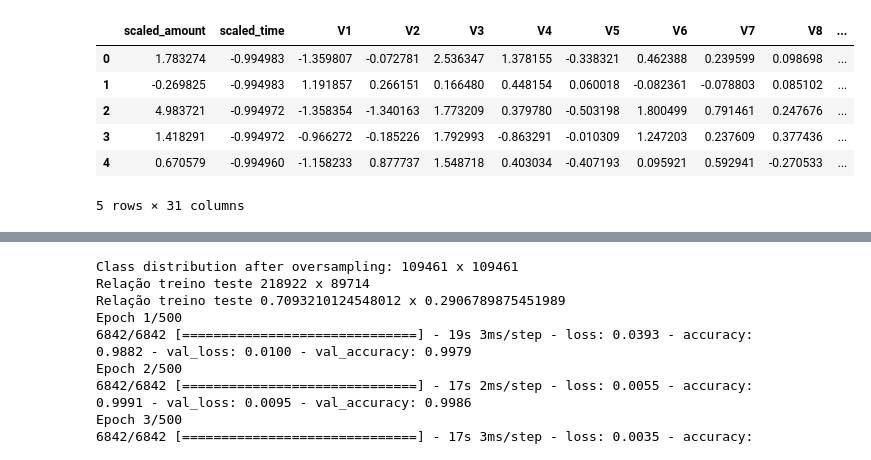
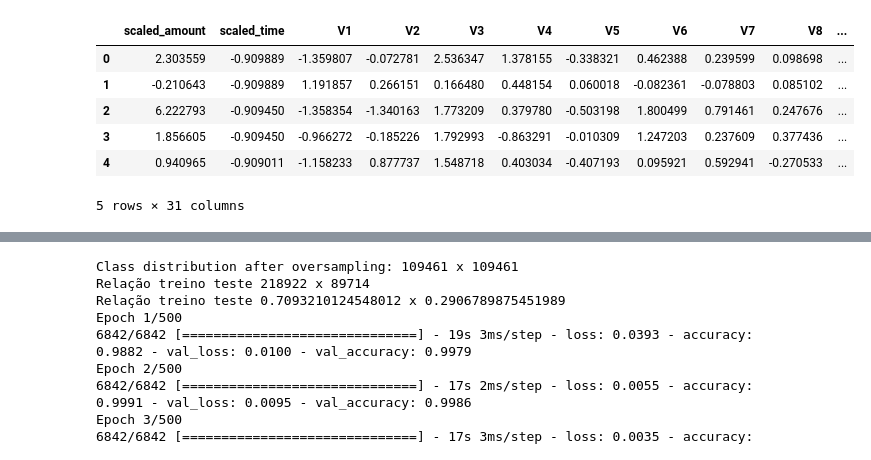
Before and after one commit to Rahafzsh/Fraud-Detection-using-DL, a Jupyter notebook: ic-work-neural.ipynb, the cells around one changed output, grey strips where cells are left out. Saved outputs shown, nothing was run; the diff lists cells and outputs as text; code cells hidden in the pictures.

```diff
--- a/ic-work-neural.ipynb
+++ b/ic-work-neural.ipynb
@@ -7,45 +7,45 @@ import pandas as pd
 import matplotlib.pyplot as plt
 
 # Load the credit card data
-data = pd.read_csv('/kaggle/input/creditcardfraud/creditcard.csv')
+data = pd.read_csv('Datasets\FinalCreditCard.csv')
 
 fraudulent = data[data['Class'] == 1]
 non_fraudulent = data[data['Class'] == 0]
 
 # Since most of our data has already been scaled we should scale the columns that are left to scale (Amount and Time)
 from sklearn.preprocessing import RobustScaler
 
 # RobustScaler is less prone to outliers.
 
 rob_scaler = RobustScaler()
 
 data['scaled_amount'] = rob_scaler.fit_transform(data['Amount'].values.reshape(-1,1))
 data['scaled_time'] = rob_scaler.fit_transform(data['Time'].values.reshape(-1,1))
 
 data.drop(['Time','Amount'], axis=1, inplace=True)
 
 scaled_amount = data['scaled_amount']
 scaled_time = data['scaled_time']
 
 data.drop(['scaled_amount', 'scaled_time'], axis=1, inplace=True)
 
 # coloca em ordem no df
 data.insert(0, 'scaled_amount', scaled_amount)
 data.insert(1, 'scaled_time', scaled_time)
 
 fraudulent = data[data['Class'] == 1]
 non_fraudulent = data[data['Class'] == 0]
 
 data.head()
 
 # Amount and Time are Scaled!
 # %% [output]
 |  | scaled_amount | scaled_time | V1 | V2 | V3 | V4 | V5 | V6 | V7 | V8 | ... |
-| 0 | 1.783274 | -0.994983 | -1.359807 | -0.072781 | 2.536347 | 1.378155 | -0.338321 | 0.462388 | 0.239599 | 0.098698 | ... |
-| 1 | -0.269825 | -0.994983 | 1.191857 | 0.266151 | 0.166480 | 0.448154 | 0.060018 | -0.082361 | -0.078803 | 0.085102 | ... |
-| 2 | 4.983721 | -0.994972 | -1.358354 | -1.340163 | 1.773209 | 0.379780 | -0.503198 | 1.800499 | 0.791461 | 0.247676 | ... |
-| 3 | 1.418291 | -0.994972 | -0.966272 | -0.185226 | 1.792993 | -0.863291 | -0.010309 | 1.247203 | 0.237609 | 0.377436 | ... |
-| 4 | 0.670579 | -0.994960 | -1.158233 | 0.877737 | 1.548718 | 0.403034 | -0.407193 | 0.095921 | 0.592941 | -0.270533 | ... |
+| 0 | 2.303559 | -0.909889 | -1.359807 | -0.072781 | 2.536347 | 1.378155 | -0.338321 | 0.462388 | 0.239599 | 0.098698 | ... |
+| 1 | -0.210643 | -0.909889 | 1.191857 | 0.266151 | 0.166480 | 0.448154 | 0.060018 | -0.082361 | -0.078803 | 0.085102 | ... |
+| 2 | 6.222793 | -0.909450 | -1.358354 | -1.340163 | 1.773209 | 0.379780 | -0.503198 | 1.800499 | 0.791461 | 0.247676 | ... |
+| 3 | 1.856605 | -0.909450 | -0.966272 | -0.185226 | 1.792993 | -0.863291 | -0.010309 | 1.247203 | 0.237609 | 0.377436 | ... |
+| 4 | 0.940965 | -0.909011 | -1.158233 | 0.877737 | 1.548718 | 0.403034 | -0.407193 | 0.095921 | 0.592941 | -0.270533 | ... |
 5 rows × 31 columns
 # %%
 from sklearn.model_selection import StratifiedShuffleSplit
```
Also changed, not shown: parts of 3 cells of this notebook.
